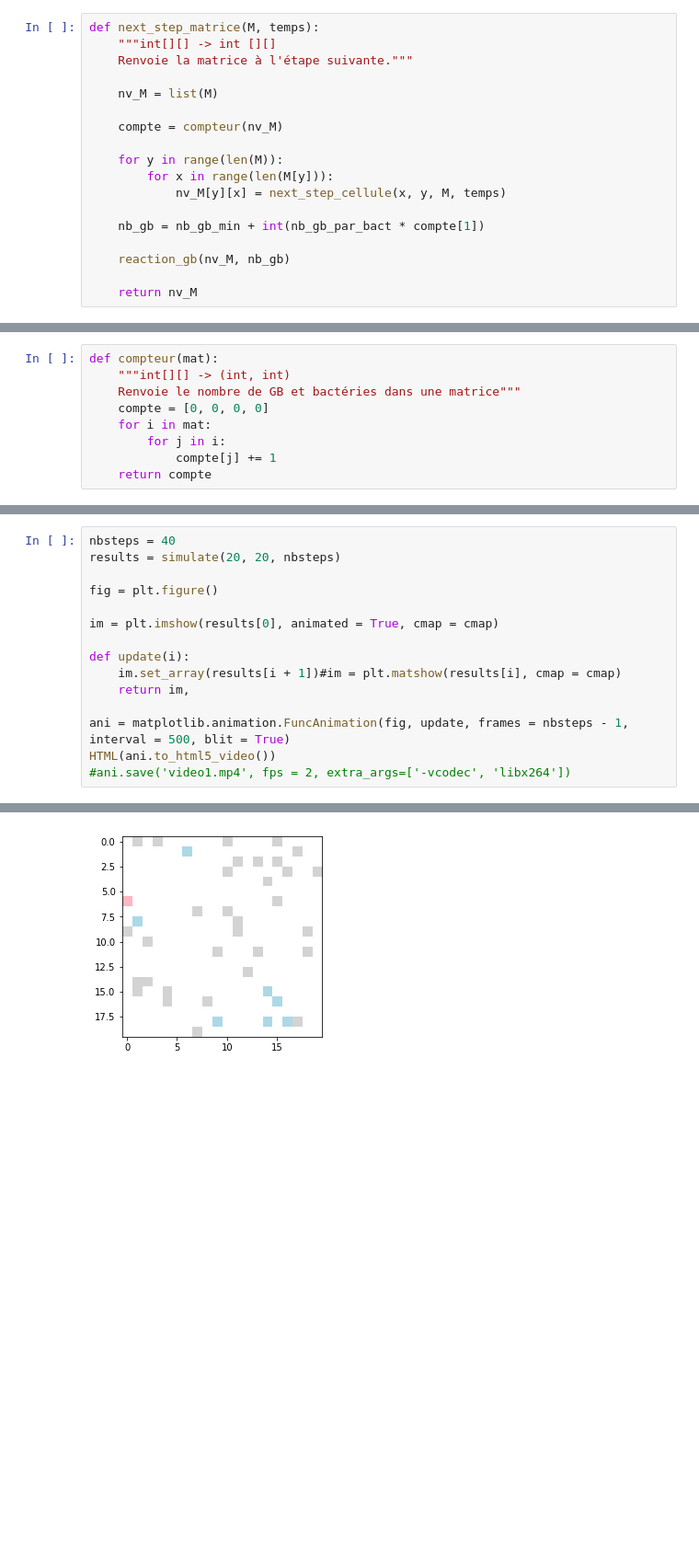
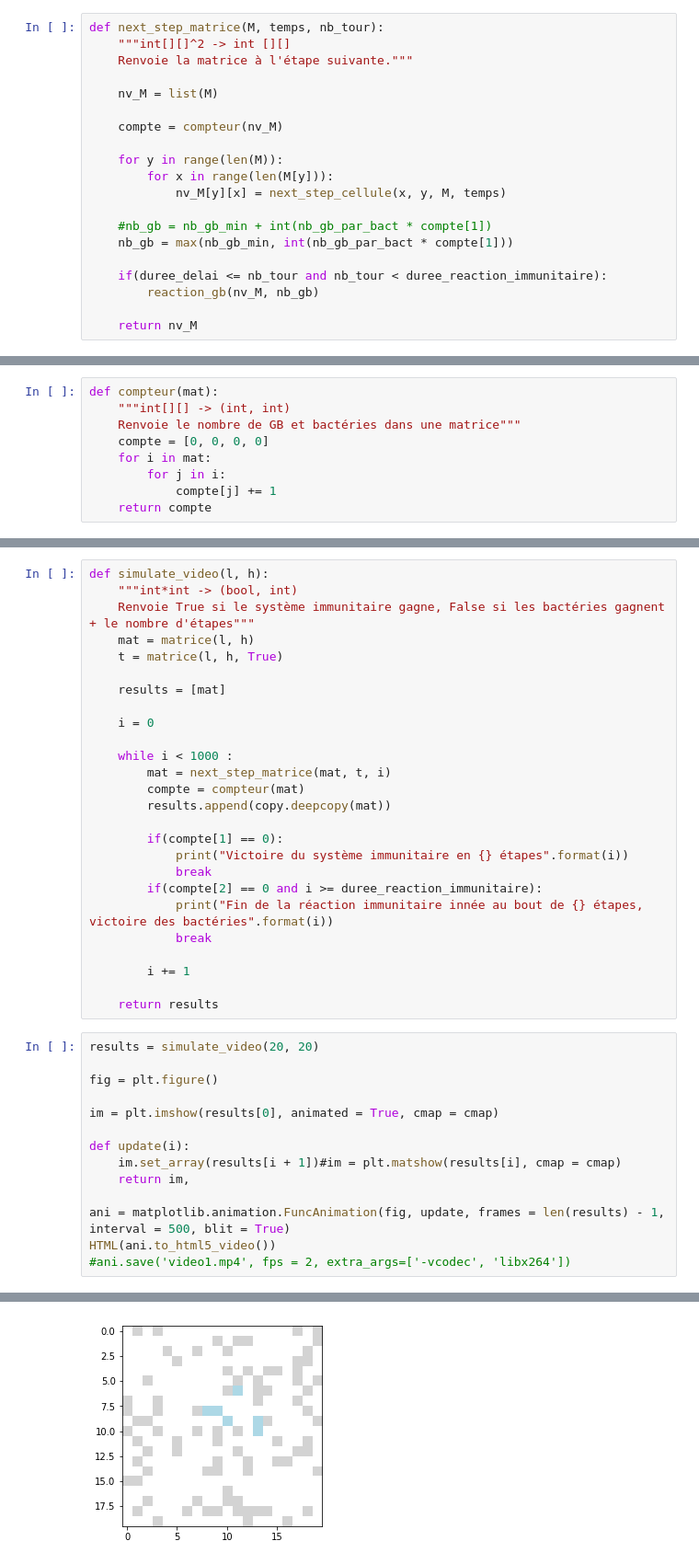
Before and after one commit to are00dynamic-2018/PROPAGATION_BACTERIENNE, a Jupyter notebook: Bactéries.ipynb, the cells around one changed output, grey strips where cells are left out. Shown: that part at 92% size. Saved outputs shown, nothing was run; the diff lists cells and outputs as text; blank space fills up the shorter version.

```diff
--- a/Bactéries.ipynb
+++ b/Bactéries.ipynb
@@ -113,8 +112,8 @@ def voisinage(M, x, y):
                             v[M[j][i]] += 1
     return v
 # %%
-def next_step_matrice(M, temps):
-    """int[][] -> int [][]
+def next_step_matrice(M, temps, nb_tour):
+    """int[][]^2 -> int [][]
     Renvoie la matrice à l'étape suivante."""
 
     nv_M = list(M)
@@ -125,9 +124,11 @@ def next_step_matrice(M, temps):
         for x in range(len(M[y])):
             nv_M[y][x] = next_step_cellule(x, y, M, temps)
 
-    nb_gb = nb_gb_min + int(nb_gb_par_bact * compte[1])
+    #nb_gb = nb_gb_min + int(nb_gb_par_bact * compte[1])
+    nb_gb = max(nb_gb_min, int(nb_gb_par_bact * compte[1]))
 
-    reaction_gb(nv_M, nb_gb)
+    if(duree_delai <= nb_tour and nb_tour < duree_reaction_immunitaire):
+        reaction_gb(nv_M, nb_gb)
 
     return nv_M
 # %%
@@ -320,6 +317,31 @@ def simulate(l, h, nbsteps):
+# %%
+def simulate_video(l, h):
+    """int*int -> (bool, int)
+    Renvoie True si le système immunitaire gagne, False si les bactéries gagnent + le nombre d'étapes"""
+    mat = matrice(l, h)
+    t = matrice(l, h, True)
+
+    results = [mat]
+
+    i = 0
+
+    while i < 1000 :
+        mat = next_step_matrice(mat, t, i)
+        compte = compteur(mat)
+        results.append(copy.deepcopy(mat))
+
+        if(compte[1] == 0):
+            print("Victoire du système immunitaire en {} étapes".format(i))
+            break
+        if(compte[2] == 0 and i >= duree_reaction_immunitaire):
+            print("Fin de la réaction immunitaire innée au bout de {} étapes, victoire des bactéries".format(i))
+            break
+
+        i += 1
+
+    return results
 # %%
-nbsteps = 40
-results = simulate(20, 20, nbsteps)
+results = simulate_video(20, 20)
 
 fig = plt.figure()
 
@@ -329,7 +351,7 @@ def update(i):
     im.set_array(results[i + 1])#im = plt.matshow(results[i], cmap = cmap)
     return im,
 
-ani = matplotlib.animation.FuncAnimation(fig, update, frames = nbsteps - 1, interval = 500, blit = True)
+ani = matplotlib.animation.FuncAnimation(fig, update, frames = len(results) - 1, interval = 500, blit = True)
 HTML(ani.to_html5_video())
 #ani.save('video1.mp4', fps = 2, extra_args=['-vcodec', 'libx264'])
 # %% [output]
@@ -336,2 +359,2 @@ HTML(ani.to_html5_video())
 [interactive output not drawn]
-[figure, old version]
+[figure, new version]
```
Also changed, not shown: parts of 10 cells of this notebook.
